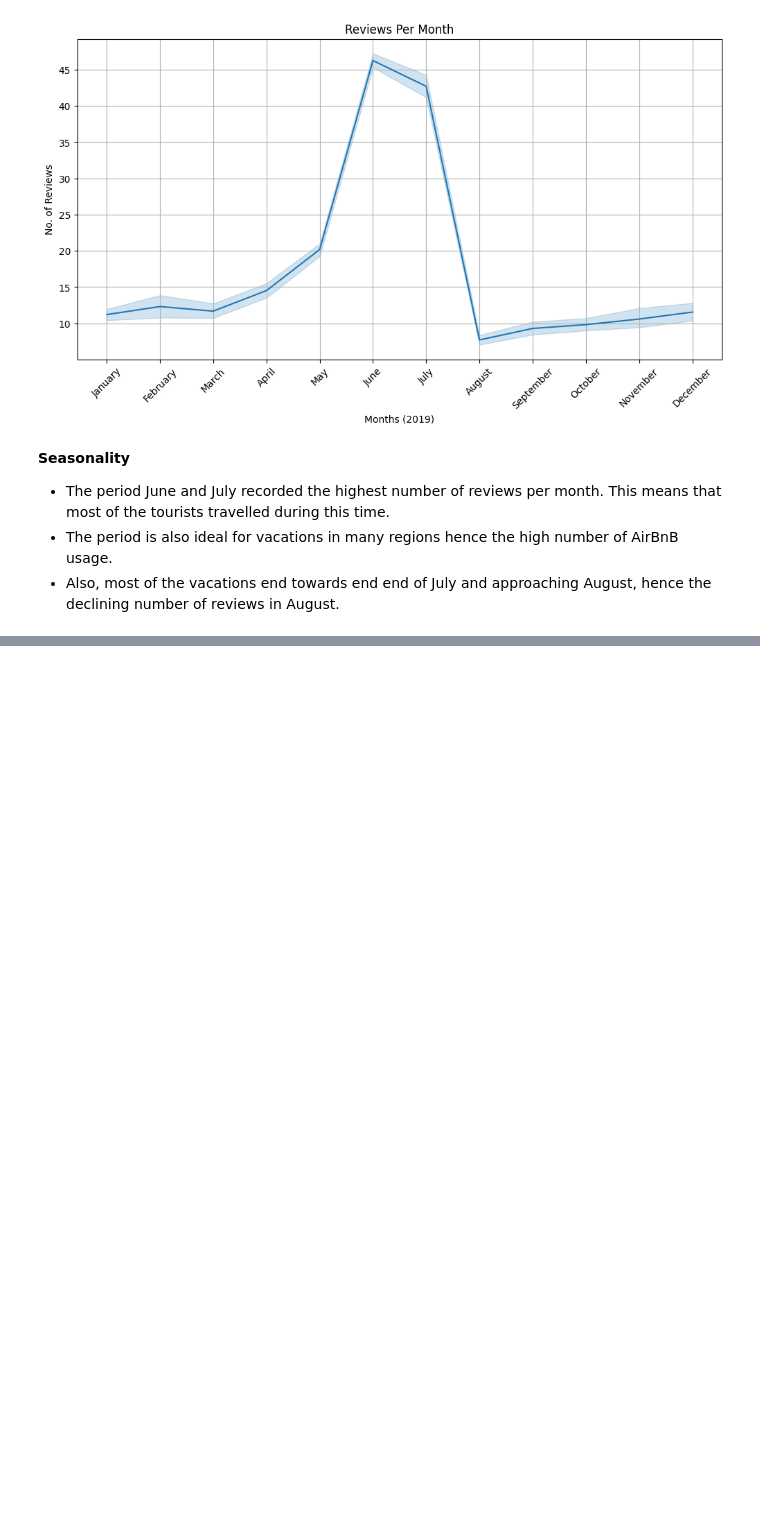
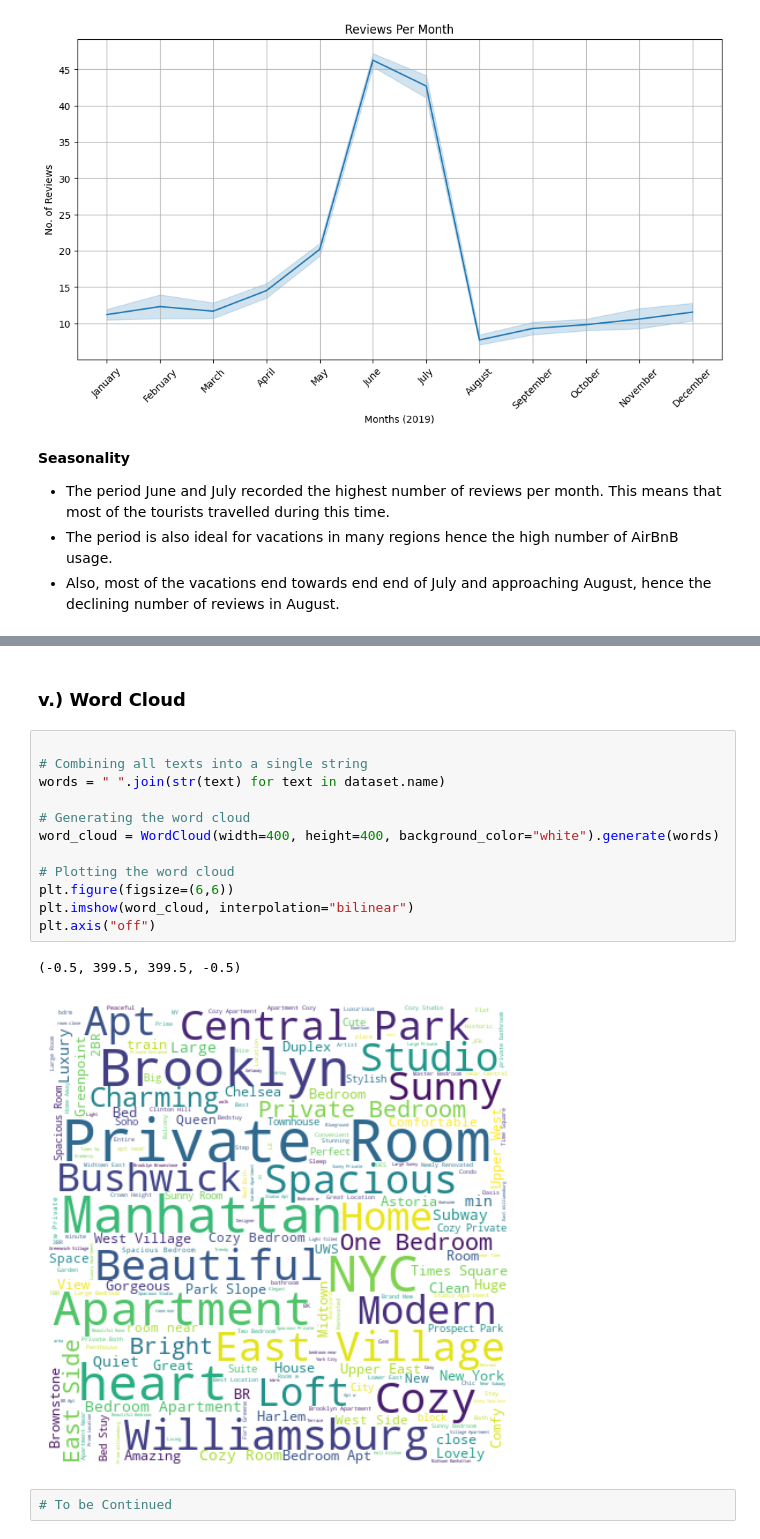
Before and after one commit to mut-rogers/nyc_aibnb_market, a Jupyter notebook: nyc_airbnb_analysis.ipynb, the cells around one changed output, grey strips where cells are left out. Cells and saved outputs as stored; diff of their text form; blank space fills up the shorter version.

Commit message:
word cloud

```diff
--- a/nyc_airbnb_analysis.ipynb
+++ b/nyc_airbnb_analysis.ipynb
@@ -233,0 +246,19 @@ set_labels("Months (2019)", "No. of Reviews", "Reviews Per Month")
+# %% [markdown]
+### v.) Word Cloud
+# %%
+
+# Combining all texts into a single string
+words = " ".join(str(text) for text in dataset.name)
+
+# Generating the word cloud
+word_cloud = WordCloud(width=400, height=400, background_color="white").generate(words)
+
+# Plotting the word cloud
+plt.figure(figsize=(6,6))
+plt.imshow(word_cloud, interpolation="bilinear")
+plt.axis("off")
+# %% [output]
+(-0.5, 399.5, 399.5, -0.5)
+[figure, added]
+# %%
+# To be Continued
```
Also changed, not shown: parts of 4 cells of this notebook.
